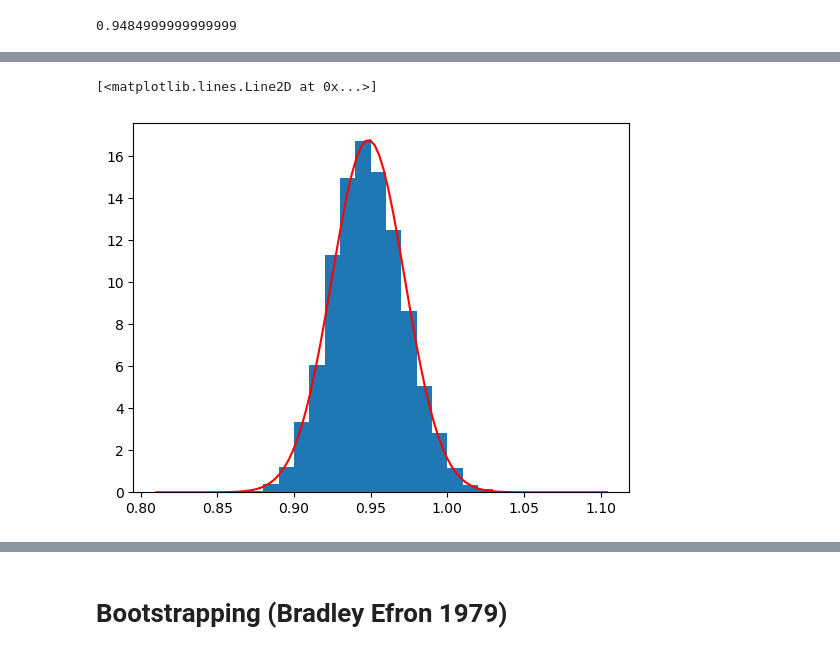
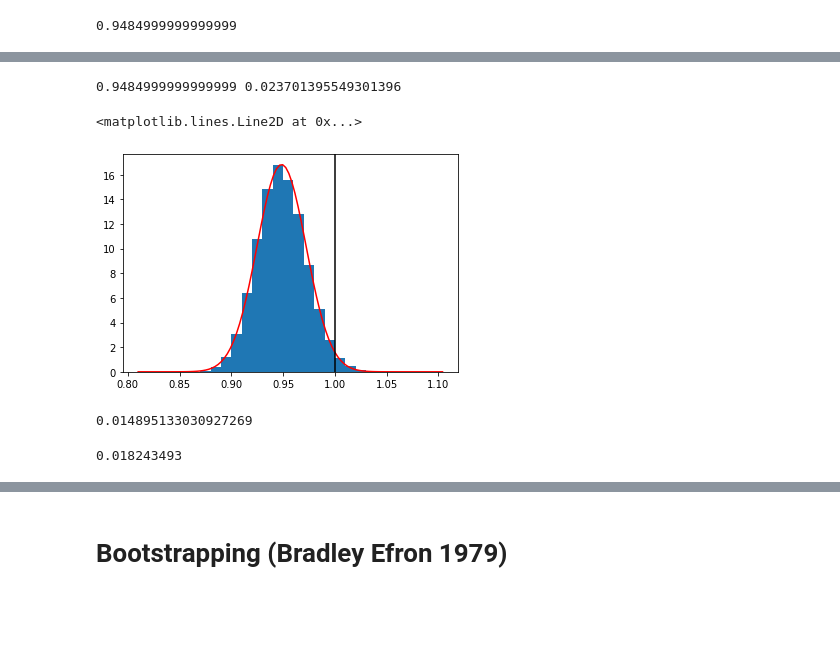
Before and after one commit to roshak1197/Metodos1, a Jupyter notebook: Week11/MinimosBootstrapping.ipynb, the cells around one changed output, grey strips where cells are left out. Drawn from its saved outputs; the diff is of its cells as text; code cells hidden in the pictures; blank space fills up the shorter version.

```diff
--- a/Week11/MinimosBootstrapping.ipynb
+++ b/Week11/MinimosBootstrapping.ipynb
@@ -35,5 +37,5 @@ np.mean(Resample(sample))
 # %%
-def Bootstrapping(sample, N = 10000):
+def Bootstrapping(sample, N = int(1e5)):
 
     Mean_Dist = np.zeros( N )
 
@@ -62,0 +49,9 @@ y = Gaussian(x,np.mean(Mean_Dist),std)
+# %%
+# Parametros de la distribucion
+N = len(Mean_Dist)
+xbar = np.mean(sample)
+#xbar = np.percentile(Mean_Dist,50)
+std = np.std(Mean_Dist)
+print(xbar,std)
+# %% [output]
+0.9484999999999999 0.023701395549301396
@@ -63,10 +62,31 @@ y = Gaussian(x,np.mean(Mean_Dist),std)
+# %%
+x = np.linspace(np.min(sample),np.max(sample),100)
+y = Gaussian(x,xbar,std)
 # %%
 plt.hist(Mean_Dist,bins=np.arange(np.min(sample),np.max(sample),0.01),density=True)
 plt.plot(x,y,color='r')
-#plt.axvline(x=np.mean(sample),color='r')
+plt.axvline(x=1,color='k')
 # %% [output]
-[<matplotlib.lines.Line2D at 0x...>]
+<matplotlib.lines.Line2D at 0x...>
-[figure, old version]
+[figure, new version]
+# %%
+#probabilidad de obtener usando el modelo de probabilidad
+I = integrate.quad(Gaussian,1.,np.inf,args=(xbar,std))[0]
+print(I)
+# %% [output]
+0.014895133030927269
+# %%
+# Usando los datos los eventos donde la media es igual o mayor a 1.
+datasort = np.sort(Mean_Dist)
+
+ii = np.where( datasort >= 1. )
+
+EventosFavorables = np.sum( datasort[ii] )
+
+frecuencia_relativa = EventosFavorables/N
+print(frecuencia_relativa)
+# %% [output]
+0.018243493
 # %%
 if not path.exists('Data'):
     os.mkdir('Data')
```
Also changed, not shown: parts of 12 cells of this notebook.
